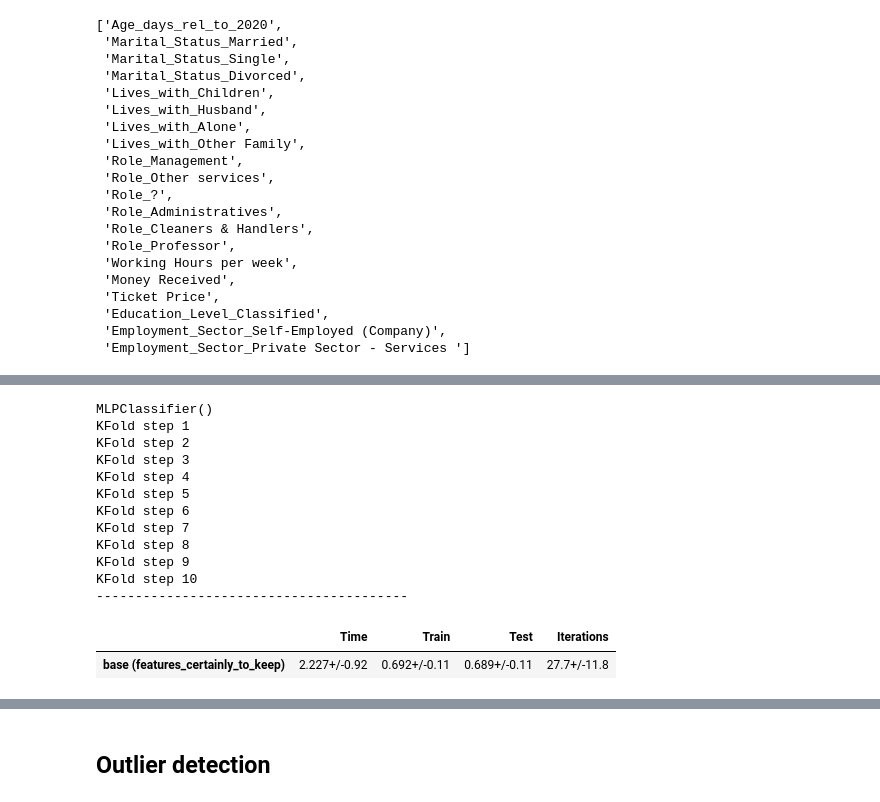
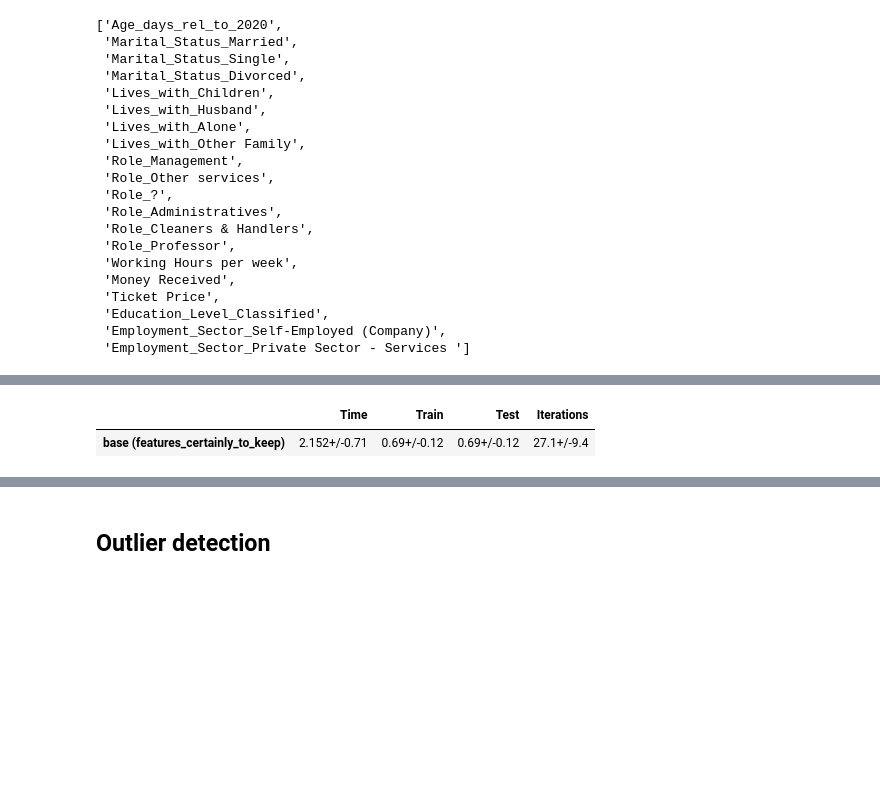
Before and after one commit to ph1001/Group-Project-Machine-Learning-Group-50, a Jupyter notebook: Notebooks/20201222_HV_PM.ipynb, the cells around one changed output, grey strips where cells are left out. Saved outputs shown, nothing was run; the diff lists cells and outputs as text; code cells hidden in the pictures; blank space fills up the shorter version.

```diff
--- a/Notebooks/20201222_HV_PM.ipynb
+++ b/Notebooks/20201222_HV_PM.ipynb
@@ -1366,23 +1369,9 @@ index
 # %%
 # Base case
 df = pd.DataFrame(columns = ['Time','Train','Test', 'Iterations'], index = ['base (features_certainly_to_keep)'])
-results_base = show_results_intern(df, (model,True))
+results_MLP_base = show_results_intern(df, (model,True))
+results_base
 # %% [output]
-MLPClassifier()
-KFold step 1
-KFold step 2
-KFold step 3
-KFold step 4
-KFold step 5
-KFold step 6
-KFold step 7
-KFold step 8
-KFold step 9
-KFold step 10
-----------------------------------------
+|  | Time | Train | Test | Iterations |
+| base (features_certainly_to_keep) | 2.152+/-0.71 | 0.69+/-0.12 | 0.69+/-0.12 | 27.1+/-9.4 |
-# %%
-results_base
-# %% [output]
-|  | Time | Train | Test | Iterations |
-| base (features_certainly_to_keep) | 2.227+/-0.92 | 0.692+/-0.11 | 0.689+/-0.11 | 27.7+/-11.8 |
 # %%
```
Also changed, not shown: parts of 21 cells of this notebook.
